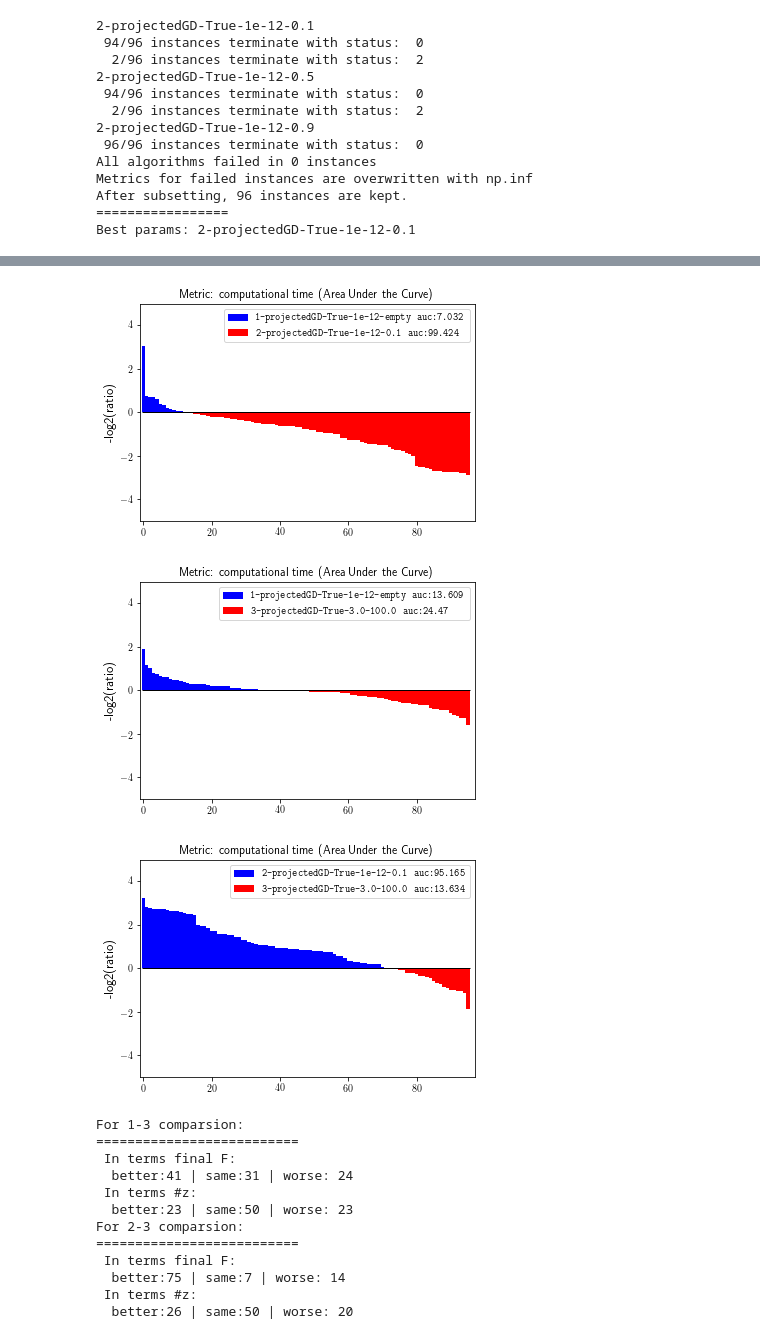
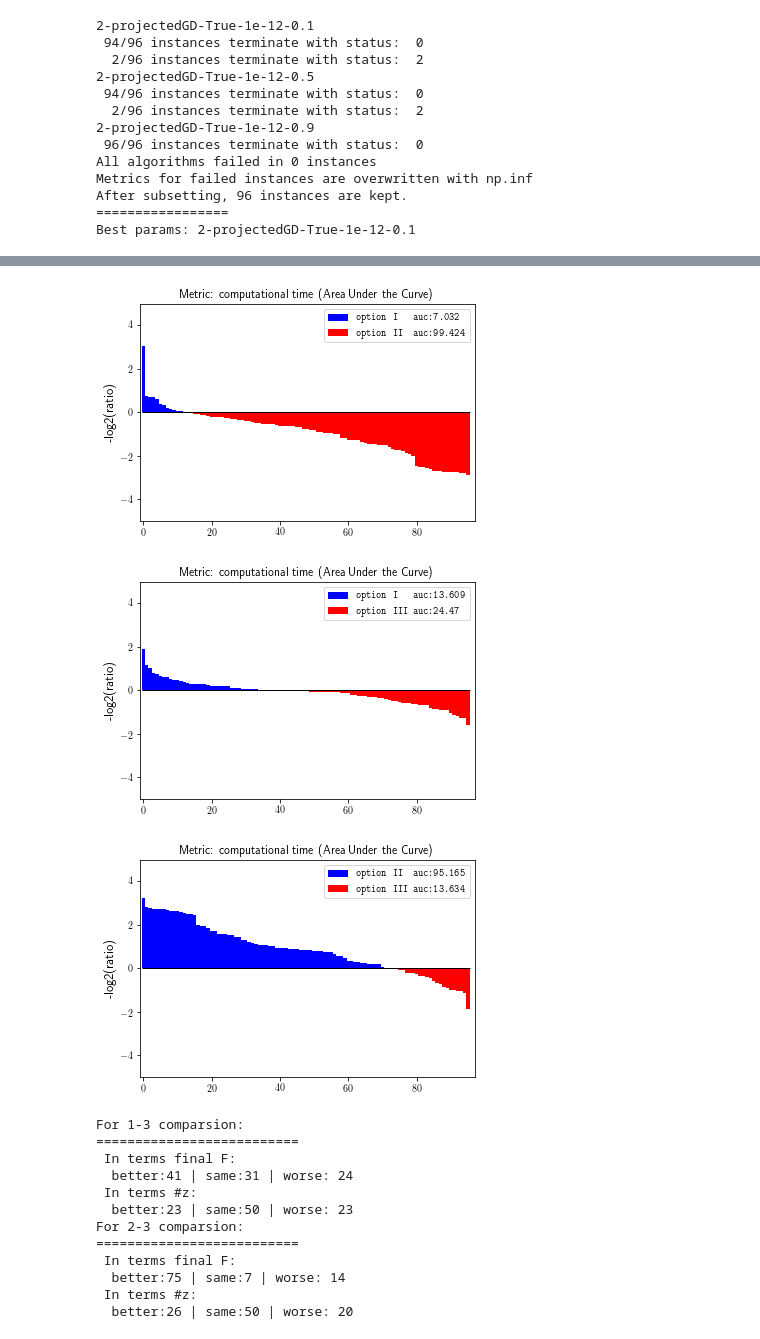
Before and after one commit to Yutong-Dai/InexactPG, a Jupyter notebook: AnalyzeExperiments/natPGD123.ipynb, the cells around one changed output, grey strips where cells are left out. Saved outputs shown, nothing was run; the diff lists cells and outputs as text; code cells hidden in the pictures.

```diff
--- a/AnalyzeExperiments/natPGD123.ipynb
+++ b/AnalyzeExperiments/natPGD123.ipynb
@@ -98,7 +98,7 @@ final[inexact_type3_best] = algo_df_dict_inexact_type3[inexact_type3_best]
 ppf = PerformanceProfile(final)
 ppf.get_subset_by_time(threshold=1, remove_failed=True)
 # _ = ppf.plot(column='subits',show_num=True, options={'ratio_max':5})
-_ = ppf.plot(column='time',show_num=False, options={'ratio_max':5}, save=True, saveDir='./natOG/')
+_ = ppf.plot(column='time',show_num=False, options={'ratio_max':5}, save=True, saveDir='./natOG/', labels=['option I\ \ \ ', 'option II\ \ ', 'option III'])
 # %% [output]
 All algorithms failed in 0 instances
 Metrics for failed instances are overwritten with np.inf
@@ -115,6 +109,6 @@ WARNING:matplotlib.backends.backend_ps:The PostScript backend does not support t
-[figure, old version]
+[figure, new version]
-[figure, old version]
+[figure, new version]
-[figure, old version]
+[figure, new version]
 # %%
 cols = ['datasetid', 'F', 'time', 'nz']
 df1 = algo_df_dict_inexact_type1[inexact_type1_best][cols].copy()
```
Also changed, not shown: parts of 3 cells of this notebook, 37 other files.
